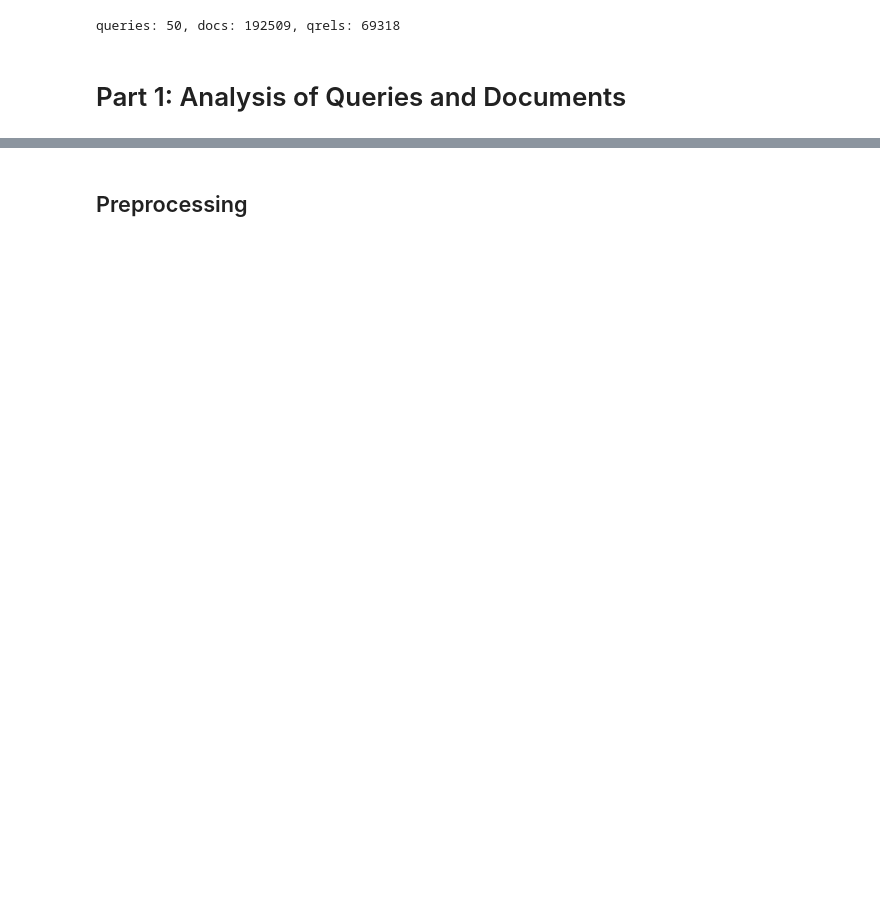
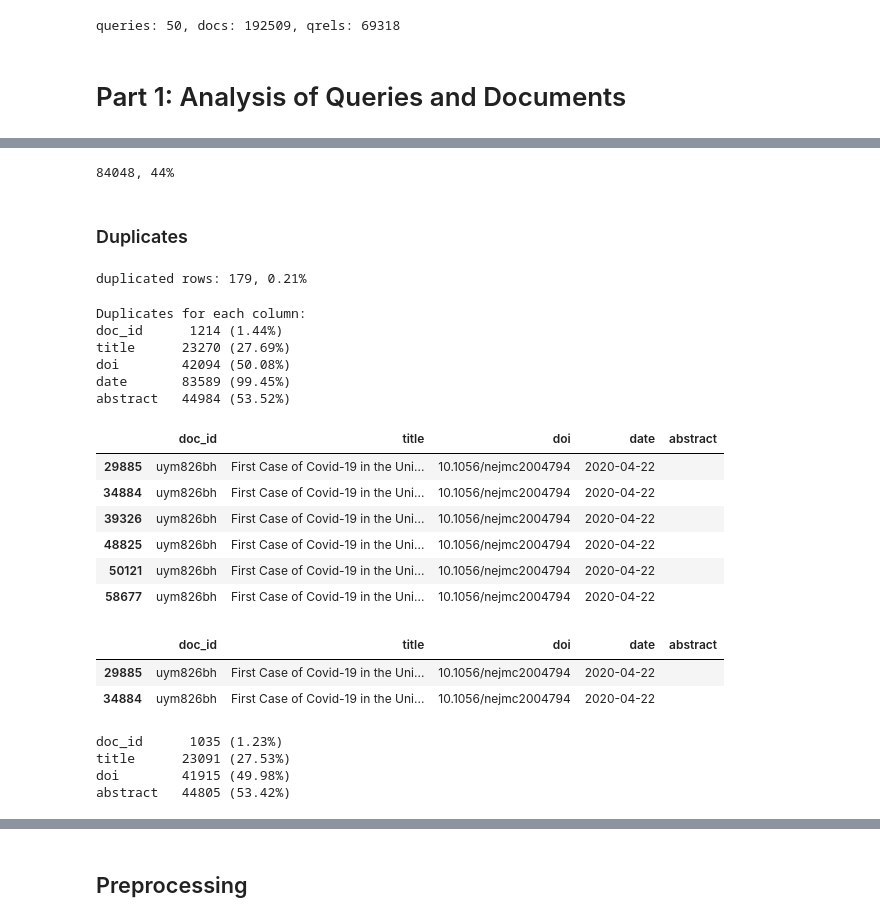
Before and after one commit to saiteki-kai/ir-covid, a Jupyter notebook: IR_Covid.ipynb, the cells around one changed output, grey strips where cells are left out. Cells and saved outputs as stored; diff of their text form; code cells hidden in the pictures; blank space fills up the shorter version.

Commit message:
add utils script and duplicates analysis

```diff
--- a/IR_Covid.ipynb
+++ b/IR_Covid.ipynb
@@ -92,0 +78,45 @@ display(qrels.sample(5))
+# %%
+keywords = [
+    "covid 19",
+    "covid-19",
+    "covid19",
+    "sars-cov-2",
+    "sarscov2",
+    "sars cov 2",
+    "2019-nCoV",
+    "Wuhan virus",
+    "Chinese flu",
+    "COronaVIrusDisease",
+]
+
+keep = set()
+for index, row in tqdm(docs.iterrows(), total=len(docs)):
+    text = " ".join([row["title"], row["abstract"]])
+    if any(re.findall(r"|".join(keywords), text, re.IGNORECASE)):
+        keep.add(index)
+
+    # the few documents without date contain at least one keyword
+    if row["date"] and row["date"] is not pd.NaT:
+        if row["date"].year >= 2019:
+            if any(
+                re.findall(
+                    r"coronavirus",
+                    " ".join([row["title"], row["abstract"]]),
+                    re.IGNORECASE,
+                )
+            ):
+                keep.add(index)
+
+print(f"{len(keep)}, {round(len(keep) / len(docs) * 100)}%")
+
+docs = docs.iloc[list(keep)]
+# %% [output]
+84048, 44%
+# %% [markdown]
+### Duplicates
+# %%
+duplicated = sum(docs.duplicated())
+duplicated_perc = duplicated / len(docs) * 100
+print(f"duplicated rows: {duplicated}, {duplicated_perc:.2f}%")
+# %% [output]
+duplicated rows: 179, 0.21%
@@ -92,0 +132,34 @@ display(qrels.sample(5))
+# %%
+print("Duplicates for each column:")
+print_duplicates(docs)
+# %% [output]
+Duplicates for each column:
+doc_id      1214 (1.44%)
+title      23270 (27.69%)
+doi        42094 (50.08%)
+date       83589 (99.45%)
+abstract   44984 (53.52%)
+# %%
+docs[docs["doc_id"] == "uym826bh"]
+# %% [output]
+|  | doc_id | title | doi | date | abstract |
+| 29885 | uym826bh | First Case of Covid-19 in the Uni... | 10.1056/nejmc2004794 | 2020-04-22 |  |
+| 34884 | uym826bh | First Case of Covid-19 in the Uni... | 10.1056/nejmc2004794 | 2020-04-22 |  |
+| 39326 | uym826bh | First Case of Covid-19 in the Uni... | 10.1056/nejmc2004794 | 2020-04-22 |  |
+| 48825 | uym826bh | First Case of Covid-19 in the Uni... | 10.1056/nejmc2004794 | 2020-04-22 |  |
+| 50121 | uym826bh | First Case of Covid-19 in the Uni... | 10.1056/nejmc2004794 | 2020-04-22 |  |
+| 58677 | uym826bh | First Case of Covid-19 in the Uni... | 10.1056/nejmc2004794 | 2020-04-22 |  |
+# %%
+docs.drop_duplicates(inplace=True)
+docs[docs["doc_id"] == "uym826bh"]
+# %% [output]
+|  | doc_id | title | doi | date | abstract |
+| 29885 | uym826bh | First Case of Covid-19 in the Uni... | 10.1056/nejmc2004794 | 2020-04-22 |  |
+| 34884 | uym826bh | First Case of Covid-19 in the Uni... | 10.1056/nejmc2004794 | 2020-04-22 |  |
+# %%
+print_duplicates(docs, columns=["doc_id", "title", "doi", "abstract"])
+# %% [output]
+doc_id      1035 (1.23%)
+title      23091 (27.53%)
+doi        41915 (49.98%)
+abstract   44805 (53.42%)
```
Also changed, not shown: parts of 61 cells of this notebook, 1 other file.
